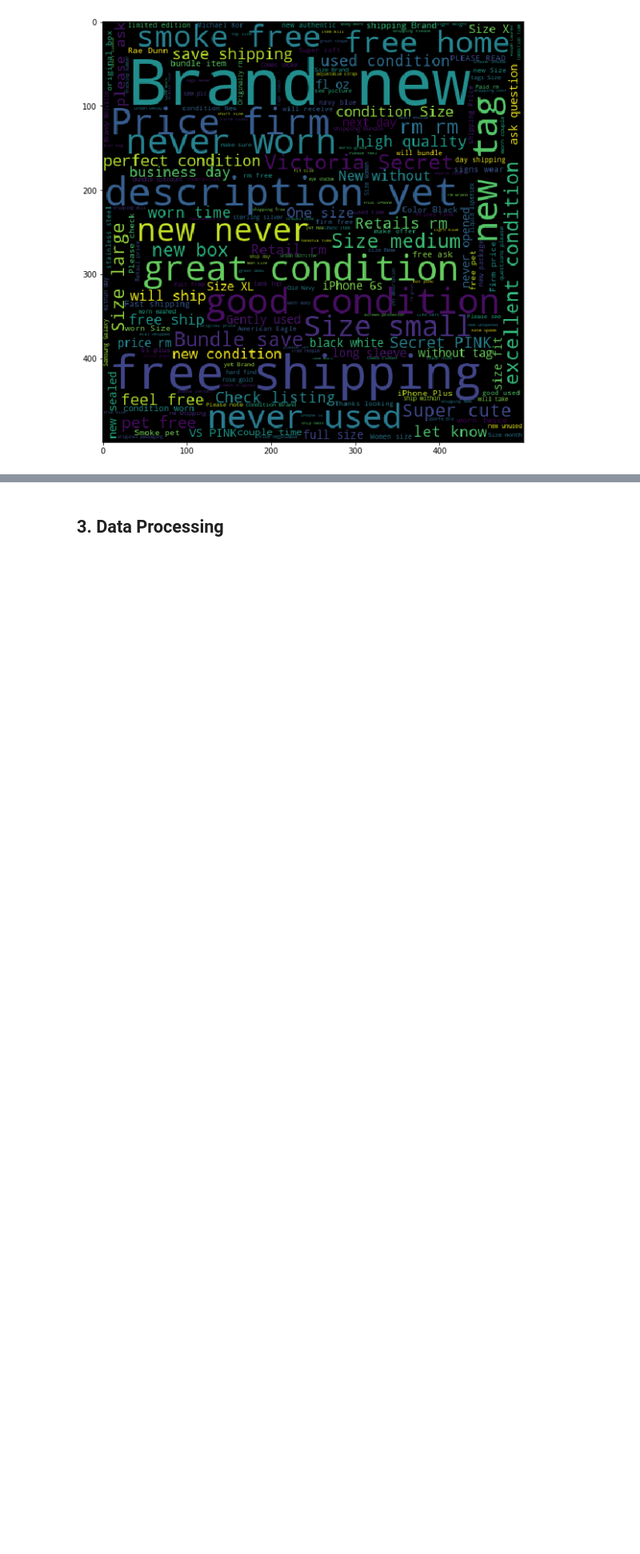
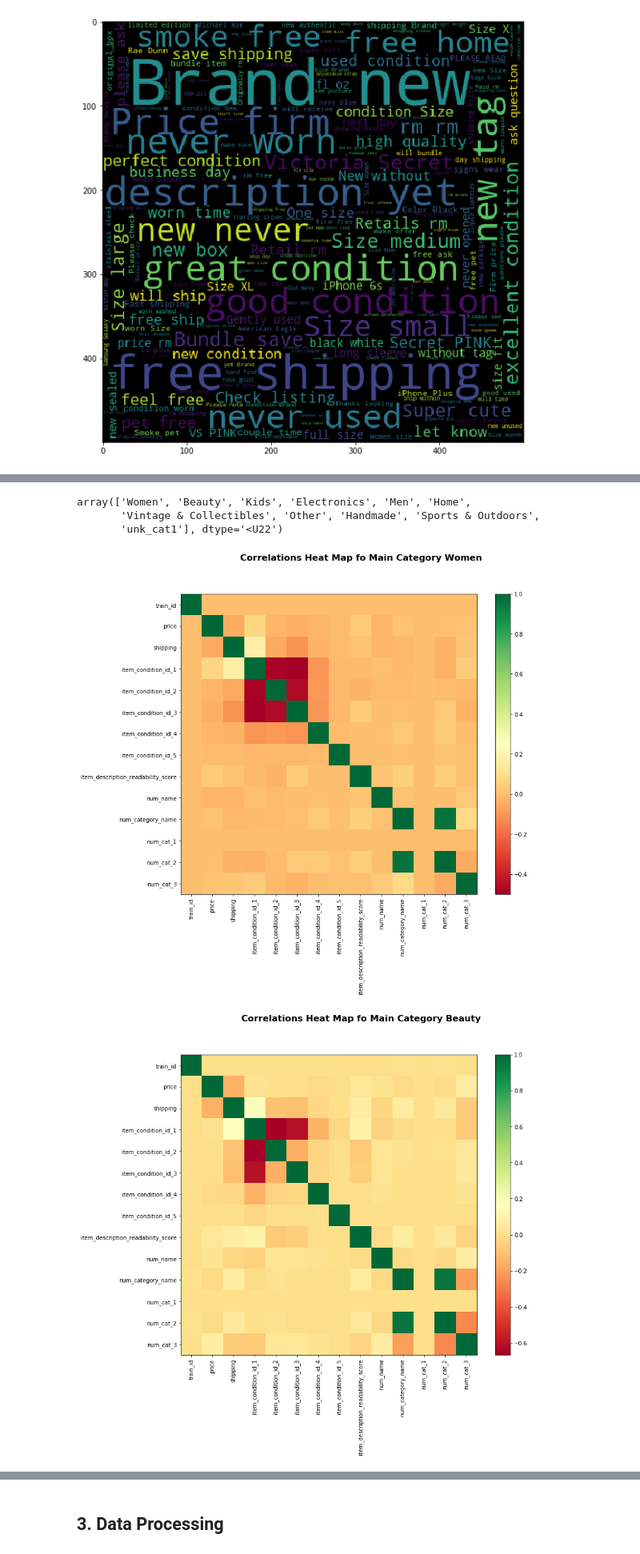
Before and after one commit to Hitesh1912/Competitive_Intelligence, a Jupyter notebook: RNN_model_DMT.ipynb, the cells around one changed output, grey strips where cells are left out. Shown at 80% size. Saved outputs shown, nothing was run; the diff lists cells and outputs as text; code cells hidden in the pictures; blank space fills up the shorter version.

```diff
--- a/RNN_model_DMT.ipynb
+++ b/RNN_model_DMT.ipynb
@@ -427,0 +463,22 @@ plt.show()
+# %%
+cats = train_data['cat_1'].value_counts().index.values.astype('str')
+cats
+# %% [output]
+array(['Women', 'Beauty', 'Kids', 'Electronics', 'Men', 'Home',
+       'Vintage & Collectibles', 'Other', 'Handmade', 'Sports & Outdoors',
+       'unk_cat1'], dtype='<U22')
+# %%
+for data in cats:
+    gtrain_cat=train_data.loc[train_data['cat_1'] == data]
+    corltn=gtrain_cat.corr()
+    corltn=corltn.fillna(0)
+    plt.figure(figsize=(12, 10))
+    plt.imshow(corltn, cmap='RdYlGn', interpolation='none', aspect='auto')
+    plt.colorbar()
+    plt.xticks(range(len(corltn)), corltn.columns, rotation='vertical')
+    plt.yticks(range(len(corltn)), corltn.columns);
+    plt.suptitle(' Correlations Heat Map fo Main Category '+ data, fontsize=16, fontweight='bold')
+    plt.show()
+# %% [output]
+[figure, added]
+[figure, added]
```
Also changed, not shown: parts of 42 cells of this notebook.
